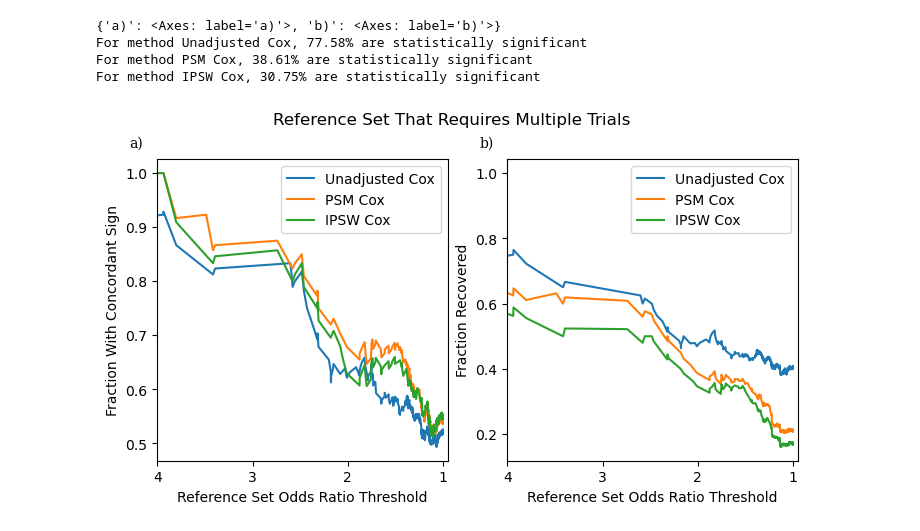
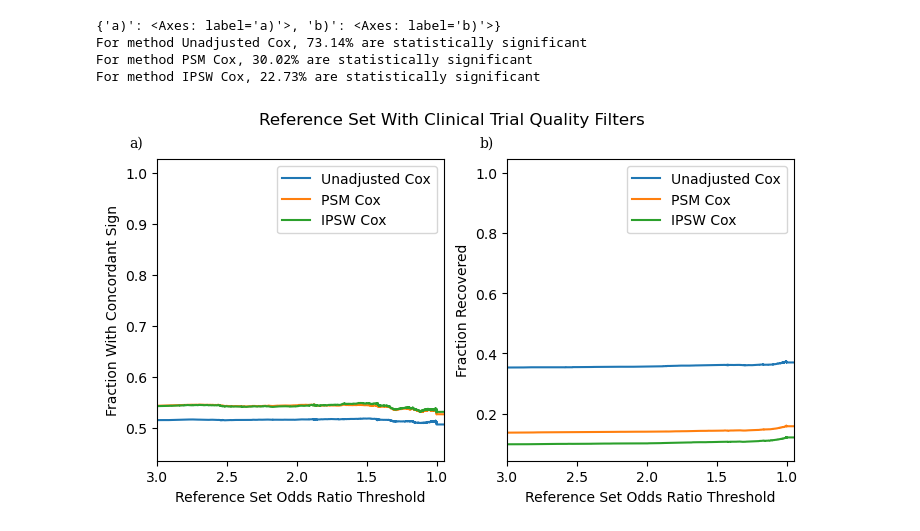
Before and after one commit to som-shahlab/TrialProbe, a Jupyter notebook: analyze_methods/plot.ipynb, the cells around one changed output. Saved outputs shown, nothing was run; the diff lists cells and outputs as text; code cells hidden in the pictures.

```diff
--- a/analyze_methods/plot.ipynb
+++ b/analyze_methods/plot.ipynb
@@ -9,15 +9,15 @@ from utils import join_reference_set_and_results, compute_sign_rate_found
 with open('observational_results.txt') as f:
     observational_results = [json.loads(a) for a in f]
 
-# fname = '../reference_set.txt'
-# title = 'Reference Set With Clinical Trial Quality Filters'
+fname = '../raw_reference_set.txt'
+title = 'Reference Set With Clinical Trial Quality Filters'
 
-fname = '../raw_reference_set.txt'
-title = 'Original Reference Set Without Filters'
+# fname = '../raw_reference_set.txt'
+# title = 'Original Reference Set Without Filters'
 
 
-fname = '../multi_rct_reference_set.txt'
-title = 'Reference Set That Requires Multiple Trials'
+# fname = '../multi_rct_reference_set.txt'
+# title = 'Reference Set That Requires Multiple Trials'
 
 with open(fname) as f:
     reference_set = [json.loads(a) for a in f]
@@ -51,36 +51,36 @@ methods = {
 
 fig, axs = plt.subplot_mosaic([['a)', 'b)']],
                               layout='constrained', figsize=(7, 4))
 print(axs)
 for label, ax in axs.items():
     # label physical distance to the left and up:
     trans = mtransforms.ScaledTranslation(-20/72, 7/72, fig.dpi_scale_trans)
     ax.text(0.0, 1.0, label, transform=ax.transAxes + trans,
             fontsize='medium', va='bottom', fontfamily='serif')
 
 
 for method_key, method_name in methods.items():
     postmean, fraction_correct, fraction_found, num_significant = compute_sign_rate_found(sorted_by_bayes, 'cox', method_key)
     print(f'For method {method_name}, {num_significant / len(sorted_by_bayes) * 100:0.2f}% are statistically significant')
 
     axs['a)'].plot(postmean, fraction_correct, label=method_name)
     axs['b)'].plot(postmean, fraction_found, label=method_name)
 
-axs['a)'].set_xlim(4, 0.95)
+axs['a)'].set_xlim(3, 0.95)
 axs['a)'].legend()
 axs['a)'].set_xlabel("Reference Set Odds Ratio Threshold")
 axs['a)'].set_ylabel("Fraction With Concordant Sign")
 
 
-axs['b)'].set_xlim(4, 0.95)
+axs['b)'].set_xlim(3, 0.95)
 axs['b)'].legend()
 axs['b)'].set_xlabel("Reference Set Odds Ratio Threshold")
 axs['b)'].set_ylabel("Fraction Recovered")
 fig.suptitle(title)
 fig.savefig(fname.replace('.txt', '.png'))
 # %% [output]
 {'a)': <Axes: label='a)'>, 'b)': <Axes: label='b)'>}
-For method Unadjusted Cox, 77.58% are statistically significant
-For method PSM Cox, 38.61% are statistically significant
-For method IPSW Cox, 30.75% are statistically significant
+For method Unadjusted Cox, 73.14% are statistically significant
+For method PSM Cox, 30.02% are statistically significant
+For method IPSW Cox, 22.73% are statistically significant
-[figure, old version]
+[figure, new version]
```
Also changed, not shown: parts of 2 cells of this notebook, 6 other files.
